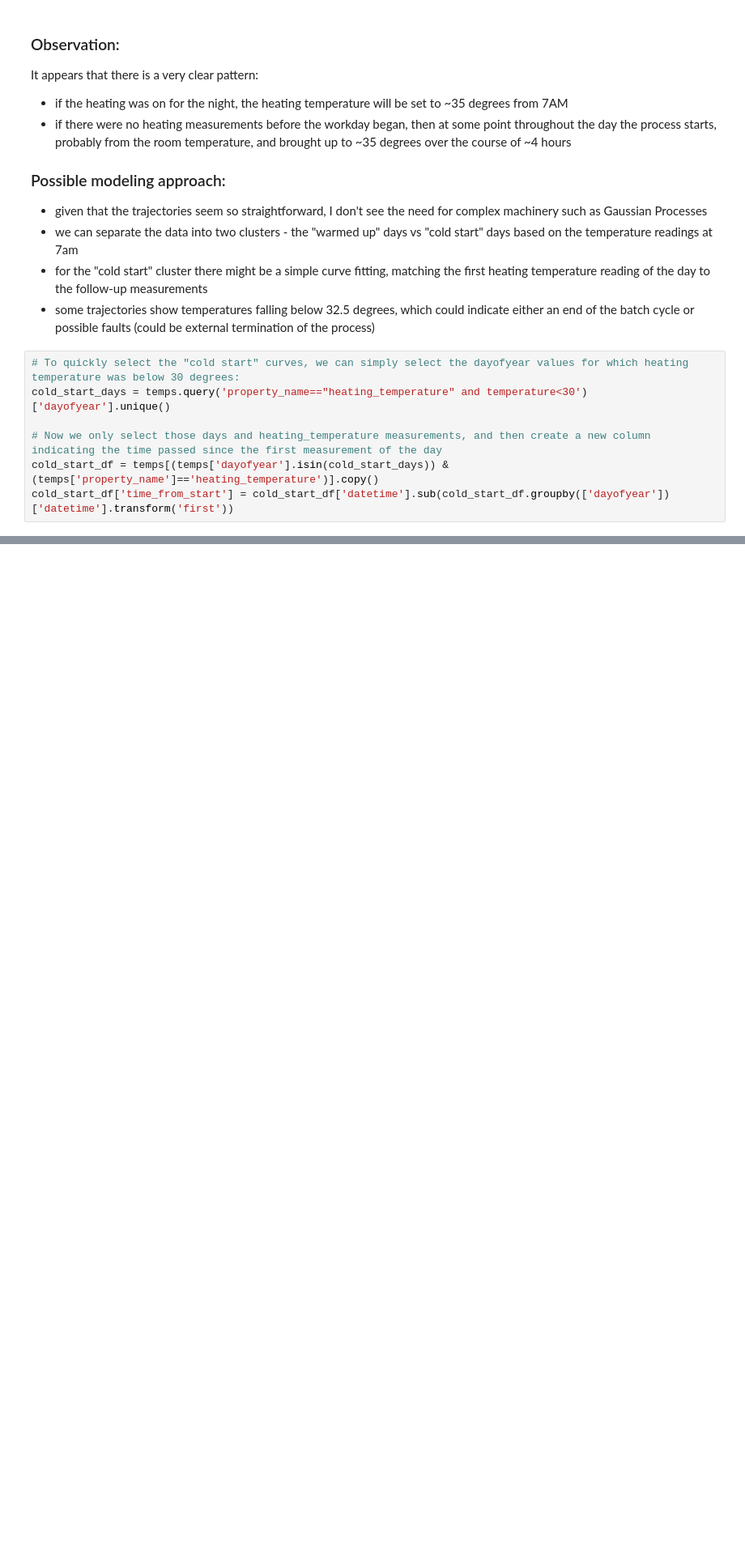
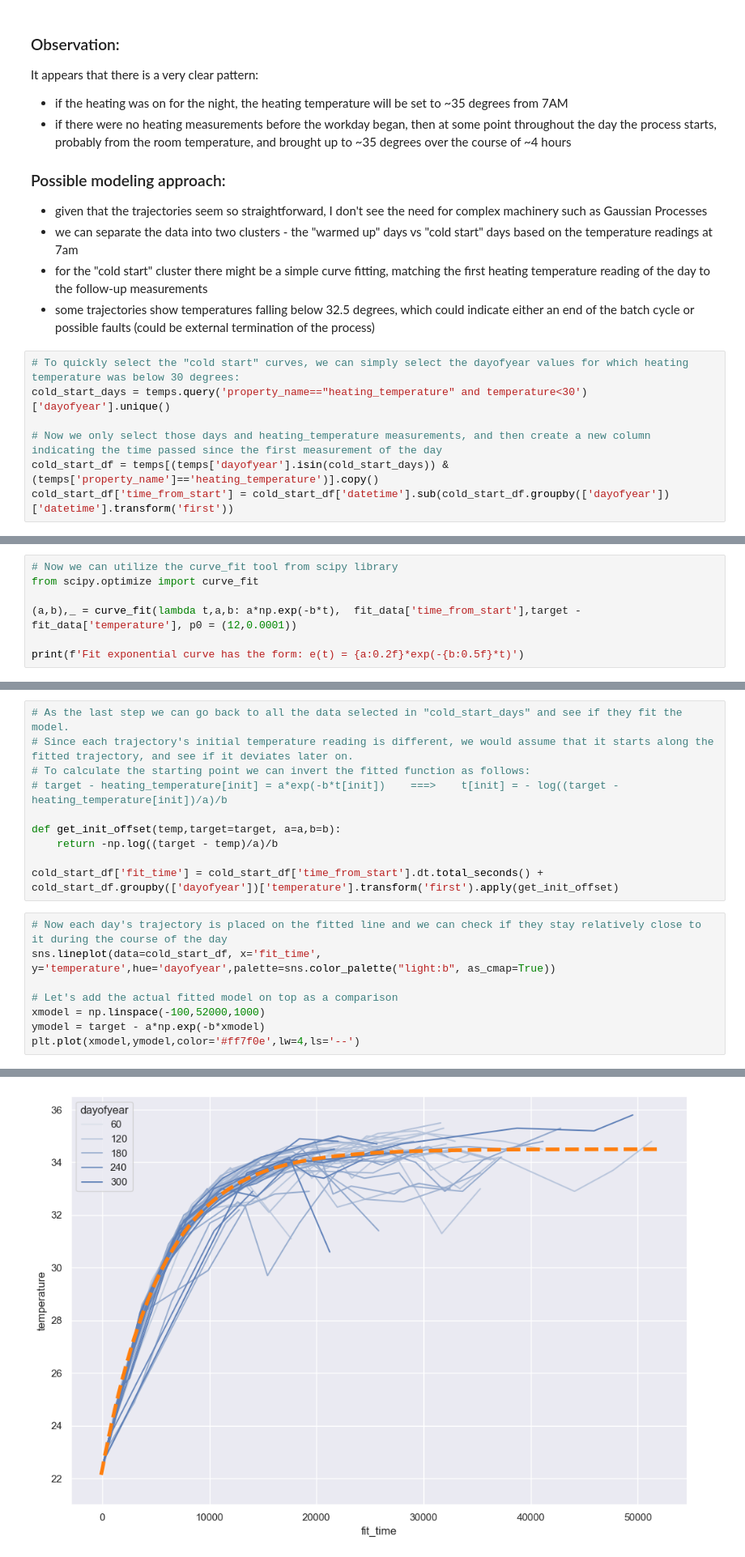
Before and after one commit to AntonSavchenko/Zeiss_DS_Interview, a Jupyter notebook: ZEISS_DS_Task.ipynb, the cells around one changed output, grey strips where cells are left out. Shown at 81% size. Cells and saved outputs as stored; diff of their text form; blank space fills up the shorter version.

```diff
--- a/ZEISS_DS_Task.ipynb
+++ b/ZEISS_DS_Task.ipynb
@@ -256,0 +295,7 @@ sns.lineplot(data=cold_start_df, x='time_from_start', y='temperature',hue='dayof
+# %%
+# Now we can utilize the curve_fit tool from scipy library
+from scipy.optimize import curve_fit
+
+(a,b),_ = curve_fit(lambda t,a,b: a*np.exp(-b*t),  fit_data['time_from_start'],target - fit_data['temperature'], p0 = (12,0.0001))
+
+print(f'Fit exponential curve has the form: e(t) = {a:0.2f}*exp(-{b:0.5f}*t)')
@@ -256,0 +304,19 @@ sns.lineplot(data=cold_start_df, x='time_from_start', y='temperature',hue='dayof
+# %%
+# As the last step we can go back to all the data selected in "cold_start_days" and see if they fit the model.
+# Since each trajectory's initial temperature reading is different, we would assume that it starts along the fitted trajectory, and see if it deviates later on.
+# To calculate the starting point we can invert the fitted function as follows:
+# target - heating_temperature[init] = a*exp(-b*t[init])    ===>    t[init] = - log((target - heating_temperature[init])/a)/b
+
+def get_init_offset(temp,target=target, a=a,b=b):
+    return -np.log((target - temp)/a)/b
+
+cold_start_df['fit_time'] = cold_start_df['time_from_start'].dt.total_seconds() + cold_start_df.groupby(['dayofyear'])['temperature'].transform('first').apply(get_init_offset)
+# %%
+# Now each day's trajectory is placed on the fitted line and we can check if they stay relatively close to it during the course of the day
+sns.lineplot(data=cold_start_df, x='fit_time', y='temperature',hue='dayofyear',palette=sns.color_palette("light:b", as_cmap=True))
+
+# Let's add the actual fitted model on top as a comparison
+xmodel = np.linspace(-100,52000,1000)
+ymodel = target - a*np.exp(-b*xmodel)
+plt.plot(xmodel,ymodel,color='#ff7f0e',lw=4,ls='--')
+# %% [output]
@@ -256,0 +324 @@ sns.lineplot(data=cold_start_df, x='time_from_start', y='temperature',hue='dayof
+[figure, added]
```
Also changed, not shown: parts of 9 cells of this notebook, 3 other files.
